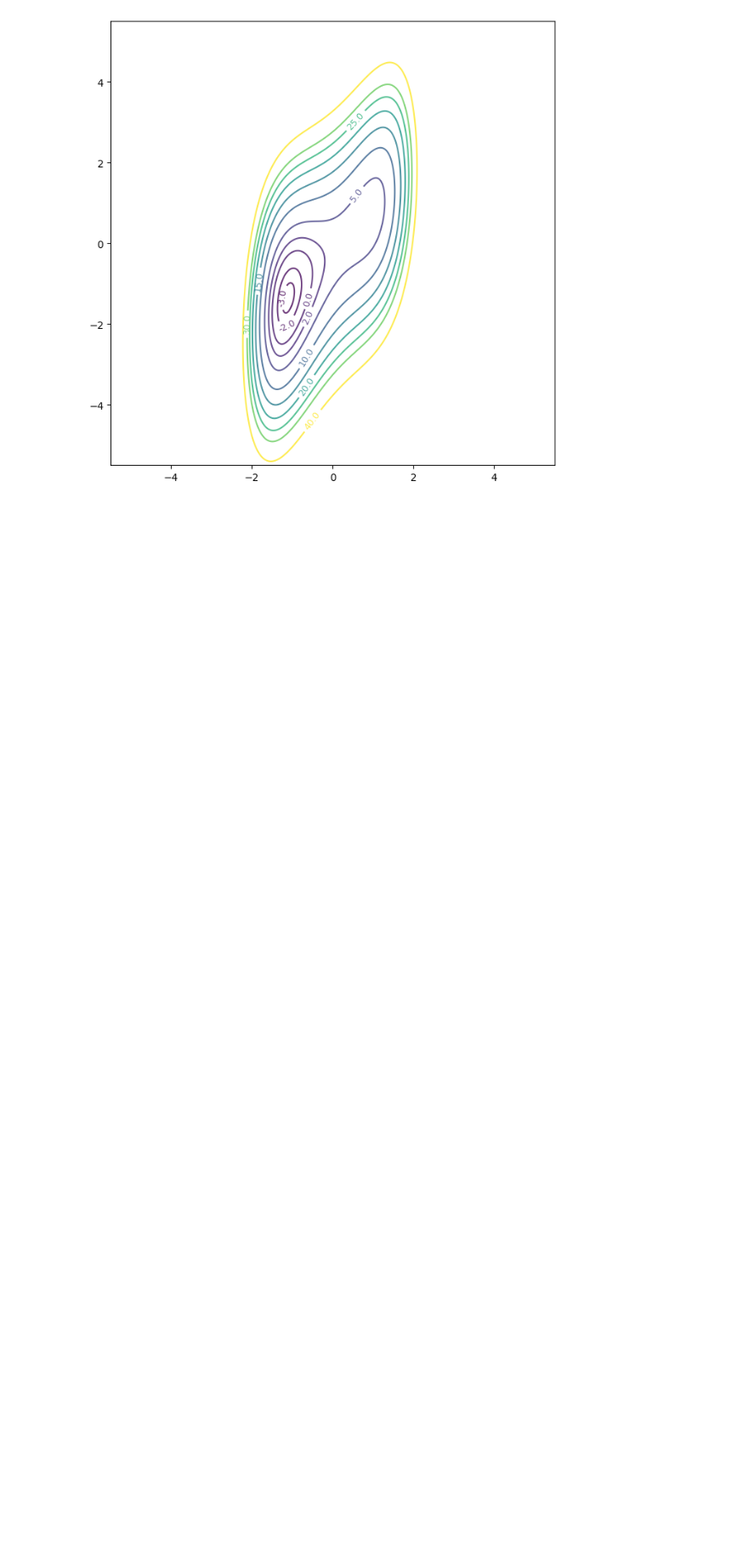
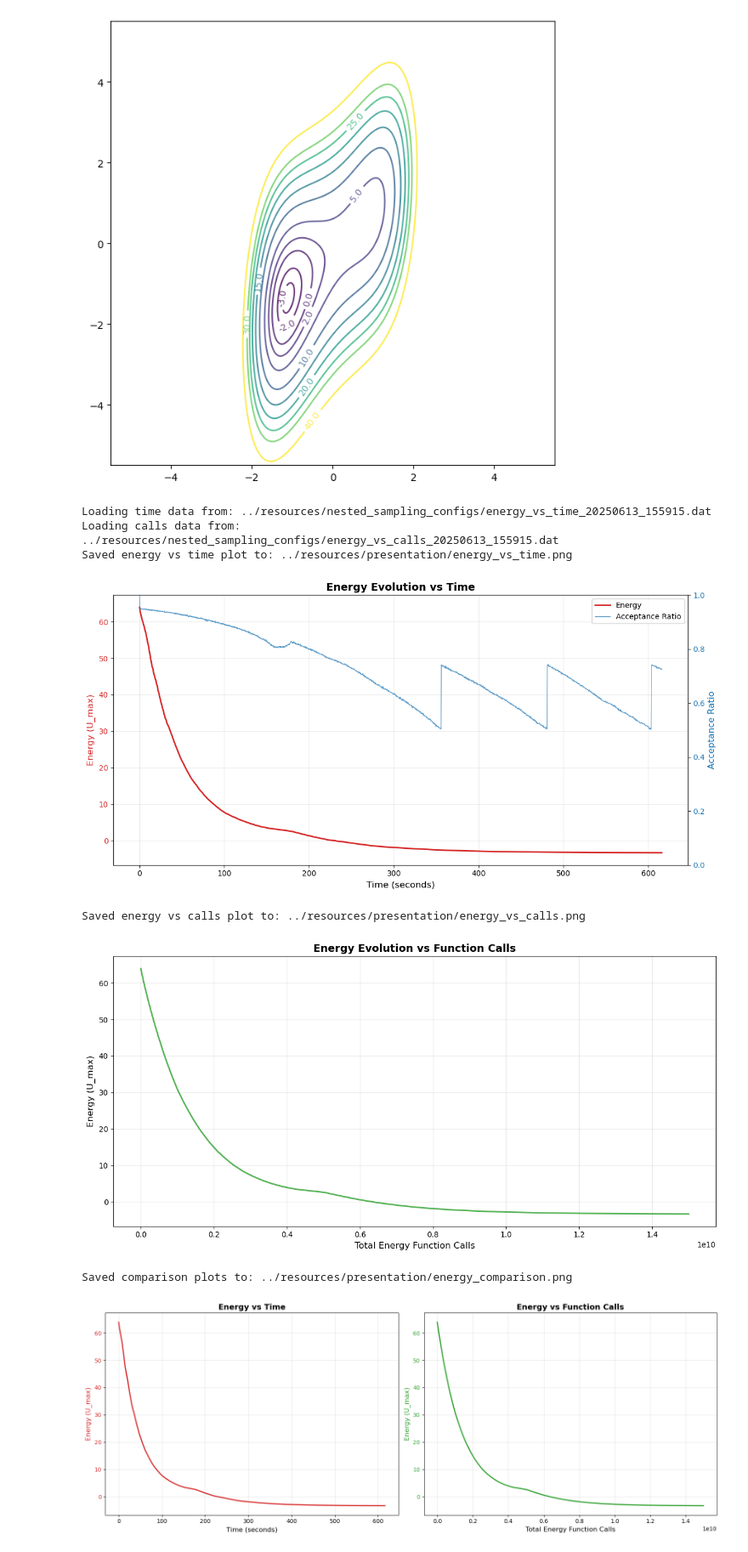
Before and after one commit to tommasoperitoree/CSM_Lab, a Jupyter notebook: srcs/_previews.ipynb, the cells around one changed output. Shown at 85% size. Drawn from its saved outputs; the diff is of its cells as text; code cells hidden in the pictures; blank space fills up the shorter version.

Commit message:
more data

```diff
--- a/srcs/_previews.ipynb
+++ b/srcs/_previews.ipynb
@@ -342,0 +500,36 @@ plot_contour_lines_only("../resources/presentation/energy_contours")
+# %%
+
+# Set the directory containing your DAT files
+data_directory = "../resources/nested_sampling_configs/"
+
+try:
+    # Load the data
+    time_data, calls_data = load_energy_data(data_directory)
+
+    # Plot separately
+    plot_energy_vs_time(time_data, save_path="../resources/presentation/energy_vs_time.png")
+    plot_energy_vs_calls(calls_data, save_path="../resources/presentation/energy_vs_calls.png")
+
+    # Plot both together
+    plot_both_comparisons(time_data, calls_data, save_path="../resources/presentation/energy_comparison.png")
+
+    # Print some statistics
+    print(f"\nData Summary:")
+    print(f"Total runtime: {time_data['time'][-1]:.2f} seconds ({time_data['time'][-1]/60:.2f} minutes)")
+    print(f"Total energy calls: {calls_data['calls'][-1]:.0f}")
+    print(f"Initial energy: {time_data['energy'][0]:.2f}")
+    print(f"Final energy: {time_data['energy'][-1]:.2f}")
+    print(f"Energy reduction: {time_data['energy'][0] - time_data['energy'][-1]:.2f}")
+
+except FileNotFoundError as e:
+    print(f"Error: {e}")
+    print("Make sure you have run the nested sampling algorithm first to generate the data files.")
+# %% [output]
+Loading time data from: ../resources/nested_sampling_configs/energy_vs_time_20250613_155915.dat
+Loading calls data from: ../resources/nested_sampling_configs/energy_vs_calls_20250613_155915.dat
+Saved energy vs time plot to: ../resources/presentation/energy_vs_time.png
+[figure, added]
+Saved energy vs calls plot to: ../resources/presentation/energy_vs_calls.png
+[figure, added]
+Saved comparison plots to: ../resources/presentation/energy_comparison.png
+[figure, added]
```
Also changed, not shown: parts of 2 cells of this notebook, 43 other files.
